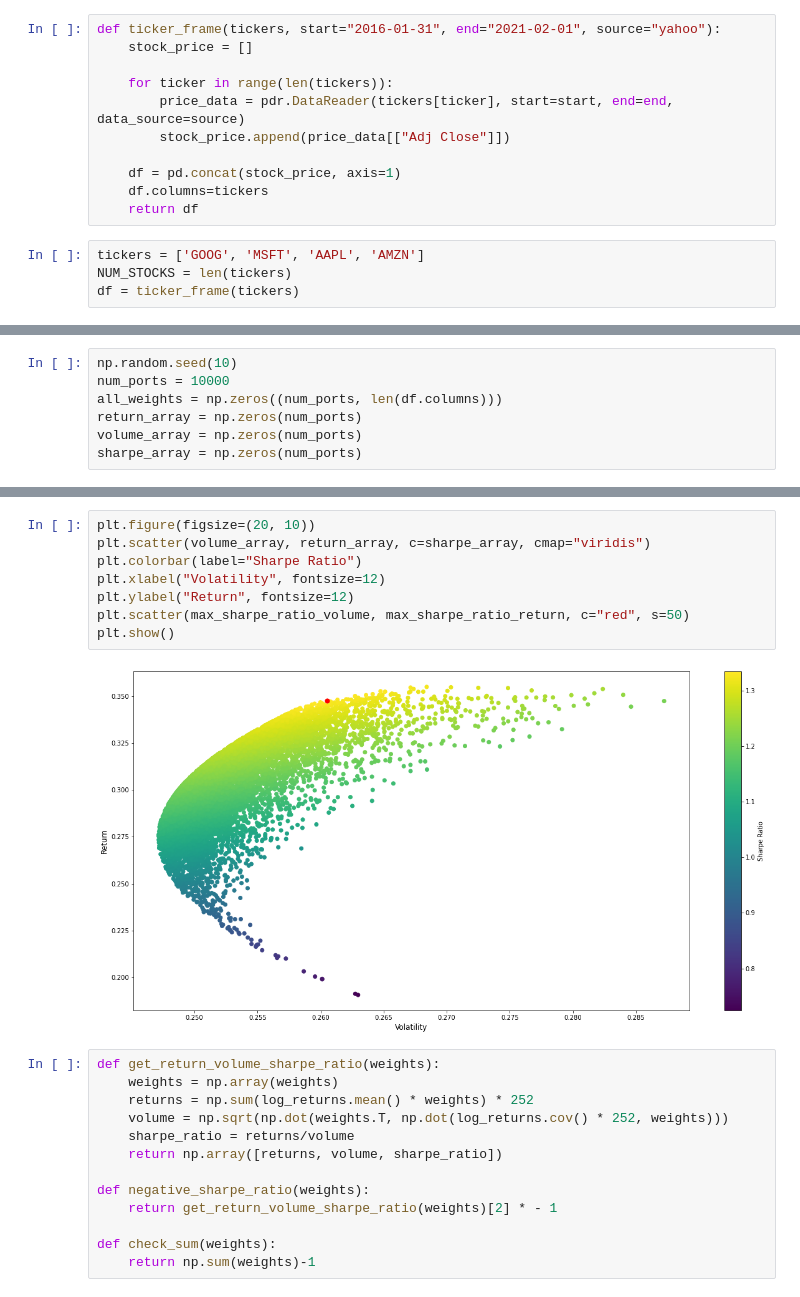
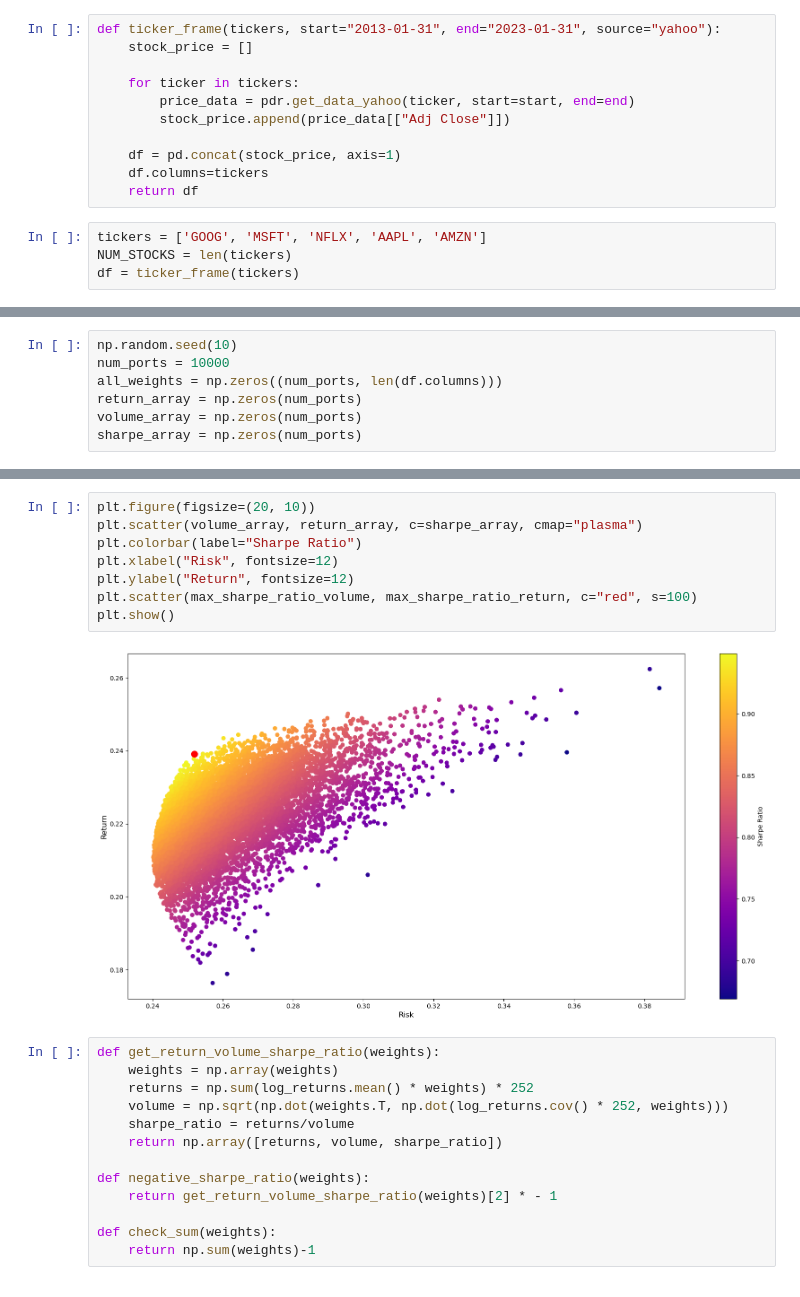
Before and after one commit to paras-a/Finance, a Jupyter notebook: Markowitz.ipynb, the cells around one changed output, grey strips where cells are left out. Cells and saved outputs as stored; diff of their text form.

```diff
--- a/Markowitz.ipynb
+++ b/Markowitz.ipynb
@@ -10,15 +13,15 @@ from matplotlib.ticker import FuncFormatter as ff
 # %%
-def ticker_frame(tickers, start="2016-01-31", end="2021-02-01", source="yahoo"):
+def ticker_frame(tickers, start="2013-01-31", end="2023-01-31", source="yahoo"):
     stock_price = []
 
-    for ticker in range(len(tickers)):
-        price_data = pdr.DataReader(tickers[ticker], start=start, end=end, data_source=source)
+    for ticker in tickers:
+        price_data = pdr.get_data_yahoo(ticker, start=start, end=end)
         stock_price.append(price_data[["Adj Close"]])
 
     df = pd.concat(stock_price, axis=1)
     df.columns=tickers
     return df
 # %%
-tickers = ['GOOG', 'MSFT', 'AAPL', 'AMZN']
+tickers = ['GOOG', 'MSFT', 'NFLX', 'AAPL', 'AMZN']
 NUM_STOCKS = len(tickers)
 df = ticker_frame(tickers)
@@ -77,13 +90,13 @@ max_sharpe_ratio_volume = volume_array[sharpe_array.argmax()]
 # %%
 plt.figure(figsize=(20, 10))
-plt.scatter(volume_array, return_array, c=sharpe_array, cmap="viridis")
+plt.scatter(volume_array, return_array, c=sharpe_array, cmap="plasma")
 plt.colorbar(label="Sharpe Ratio")
-plt.xlabel("Volatility", fontsize=12)
+plt.xlabel("Risk", fontsize=12)
 plt.ylabel("Return", fontsize=12)
-plt.scatter(max_sharpe_ratio_volume, max_sharpe_ratio_return, c="red", s=50)
+plt.scatter(max_sharpe_ratio_volume, max_sharpe_ratio_return, c="red", s=100)
 plt.show()
 # %% [output]
-[figure, old version]
+[figure, new version]
 # %%
 def get_return_volume_sharpe_ratio(weights):
     weights = np.array(weights)
```
Also changed, not shown: parts of 13 cells of this notebook.
